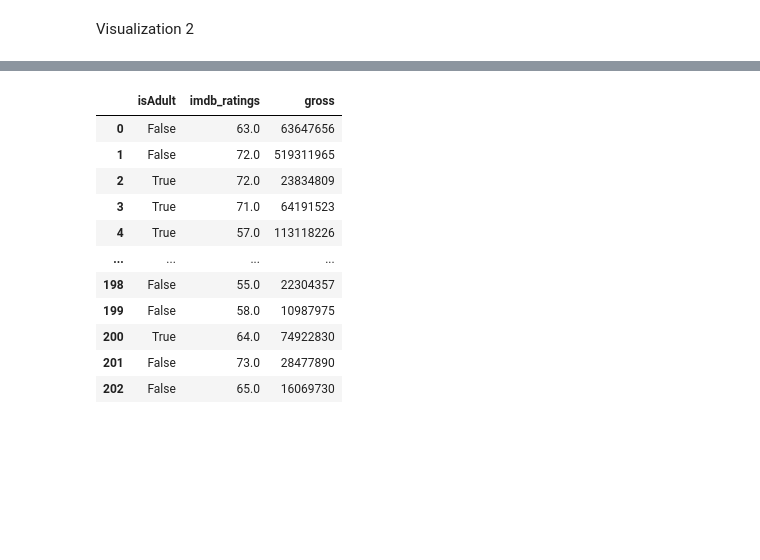
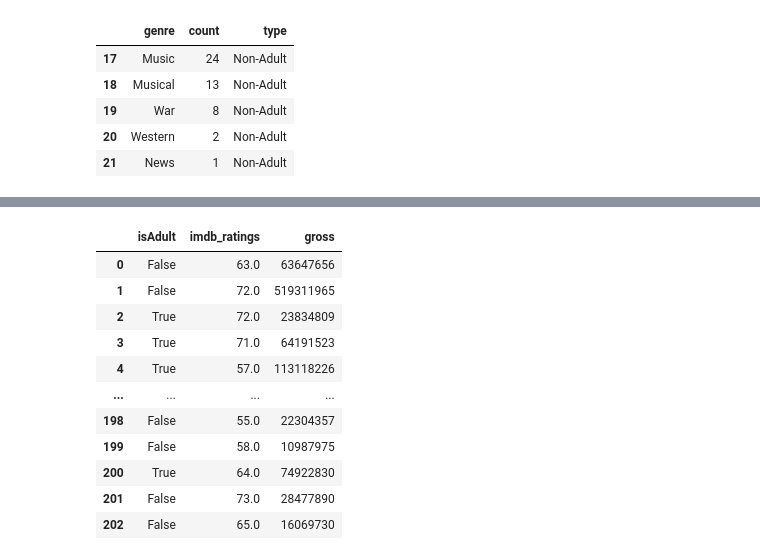
Before and after one commit to Tracywxr/cpsc368_2026_group5_project, a Jupyter notebook: Scripts/visualization_MongoDB.ipynb, the cells around one changed output, grey strips where cells are left out. Cells and saved outputs as stored; diff of their text form; code cells hidden in the pictures; blank space fills up the shorter version.

```diff
--- a/Scripts/visualization_MongoDB.ipynb
+++ b/Scripts/visualization_MongoDB.ipynb
@@ -487,2 +589,9 @@ df2_2
-# %% [markdown]
-Visualization 2
+# %%
+df2_2.tail()
+# %% [output]
+|  | genre | count | type |
+| 17 | Music | 24 | Non-Adult |
+| 18 | Musical | 13 | Non-Adult |
+| 19 | War | 8 | Non-Adult |
+| 20 | Western | 2 | Non-Adult |
+| 21 | News | 1 | Non-Adult |
```
Also changed, not shown: parts of 34 cells of this notebook, 1 other file.
